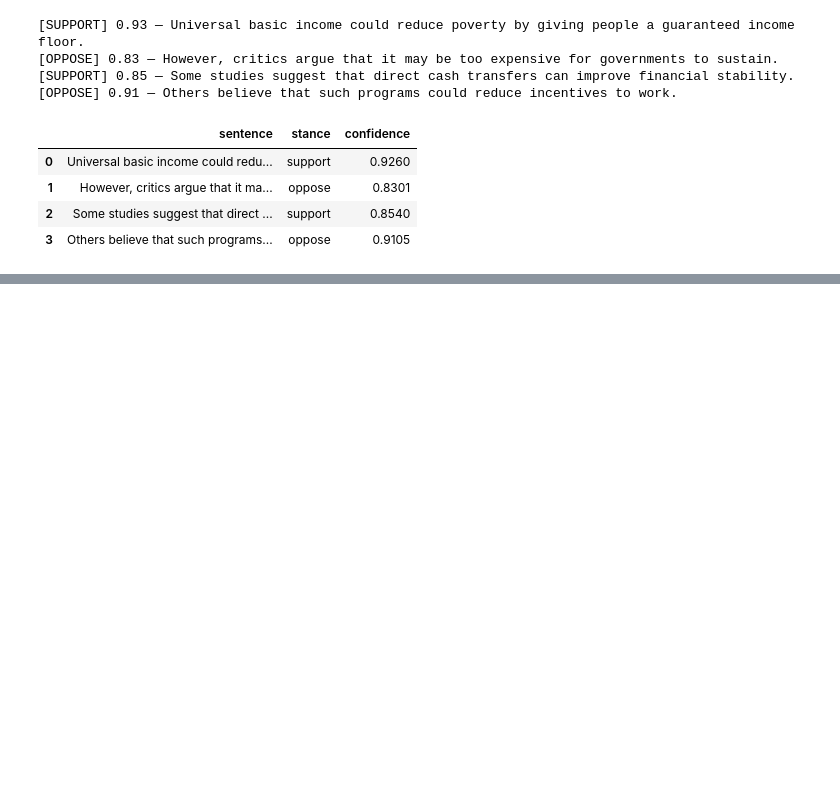
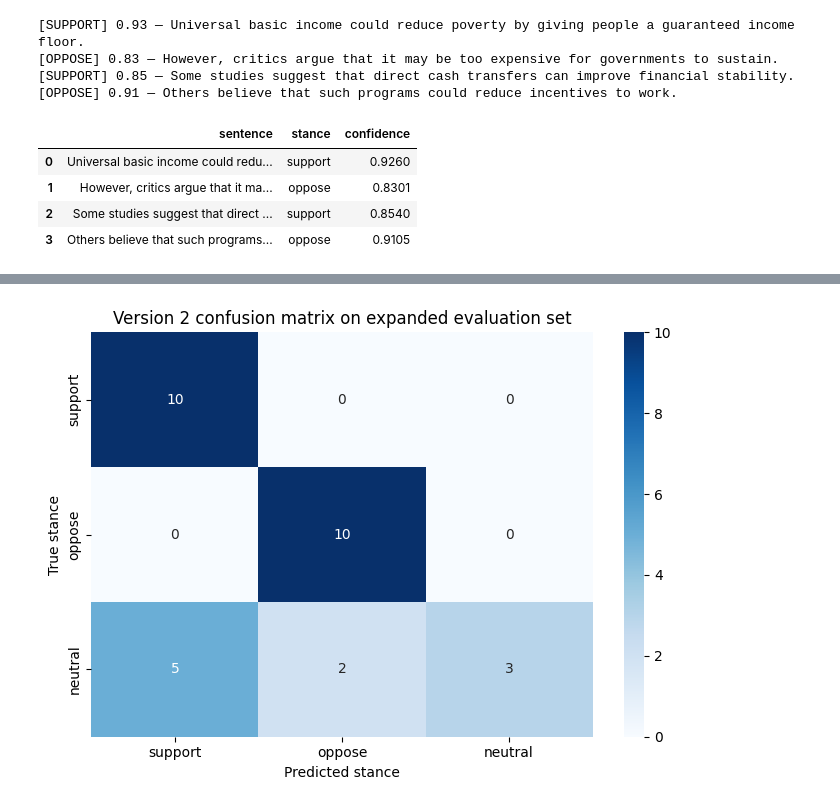
Before and after one commit to souha24-ctrl/discursive-stance-analyzer, a Jupyter notebook: stance_analyzer.ipynb, the cells around one changed output, grey strips where cells are left out. Drawn from its saved outputs; the diff is of its cells as text; code cells hidden in the pictures; blank space fills up the shorter version.

```diff
--- a/stance_analyzer.ipynb
+++ b/stance_analyzer.ipynb
@@ -174,0 +1033,16 @@ results_df
+# %%
+final_target_premise = "Universal basic income is beneficial"
+
+expanded_predictions = []
+
+for sentence in tqdm(expanded_evaluation_df["sentence"], desc="Evaluating Version 2 on 30 examples"):
+    result = classify_stance_v2(
+        sentences=[sentence],
+        target_premise=final_target_premise,
+        batch_size=1
+    )[0]
+
+    expanded_predictions.append(result["stance"])
+
+expanded_evaluation_df["predicted_stance_v2"] = expanded_predictions
+expanded_evaluation_df
@@ -174,0 +1093,24 @@ results_df
+# %%
+cm_expanded = confusion_matrix(
+    expanded_evaluation_df["true_stance"],
+    expanded_evaluation_df["predicted_stance_v2"],
+    labels=CANDIDATE_LABELS
+)
+
+plt.figure(figsize=(7, 5))
+sns.heatmap(
+    cm_expanded,
+    annot=True,
+    fmt="d",
+    cmap="Blues",
+    xticklabels=CANDIDATE_LABELS,
+    yticklabels=CANDIDATE_LABELS
+)
+
+plt.xlabel("Predicted stance")
+plt.ylabel("True stance")
+plt.title("Version 2 confusion matrix on expanded evaluation set")
+plt.tight_layout()
+plt.show()
+# %% [output]
+[figure, added]
```
Also changed, not shown: parts of 49 cells of this notebook.
